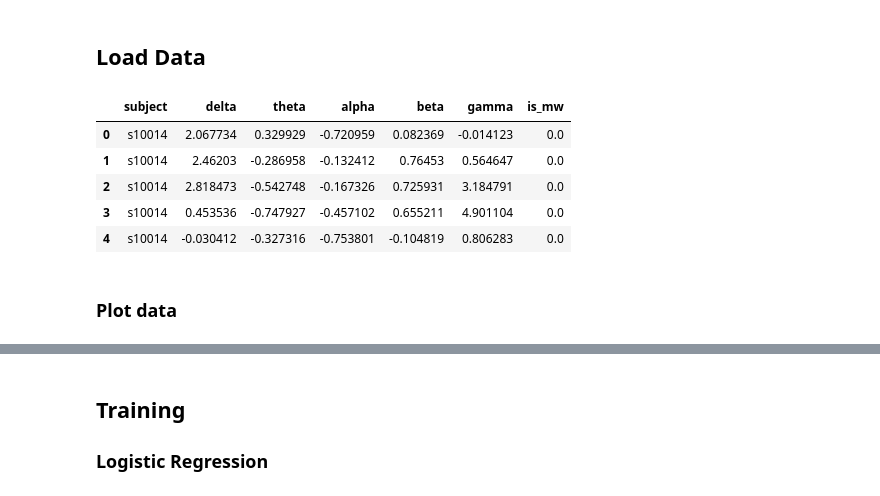
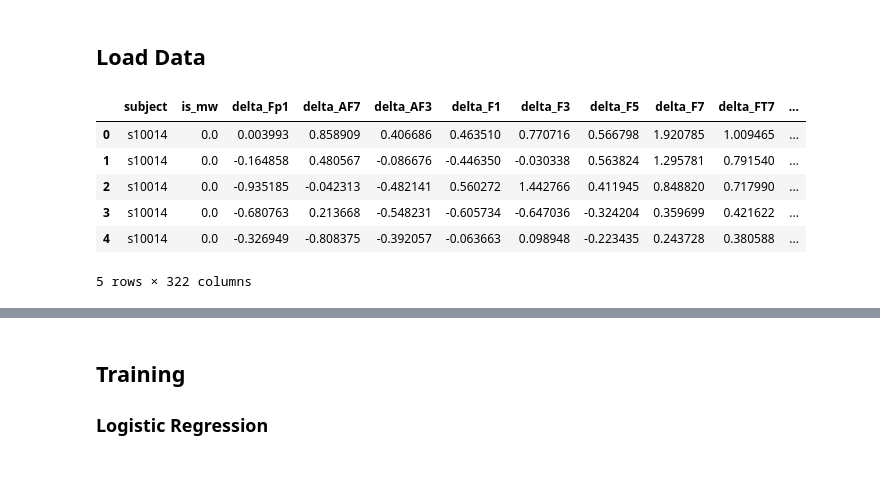
Before and after one commit to SinglePaper/BCI-Mind-Wandering, a Jupyter notebook: 2. Model training.ipynb, the cells around one changed output, grey strips where cells are left out. Cells and saved outputs as stored; diff of their text form; code cells hidden in the pictures.

Commit message:
Changed data format
Now it is frequency bands per EEG channel instead of frequency bands averaged over all channels

```diff
--- a/2. Model training.ipynb
+++ b/2. Model training.ipynb
@@ -26,21 +41,20 @@ random_seed = 2026
 ## Load Data
 # %%
 # Load data
-path = "data/preprocessed/data_2000.pkl"
+path = "data/preprocessed/data_channels_2000ms.pkl"
 data = pd.read_pickle(path).reset_index(drop=True)
 display(data.head())
 
 # Split data
 groups = data["subject"]
-X = data[["delta", "theta", "alpha", "beta", "gamma"]].astype(float)
+X = data[[*data.columns][2:]].astype(float)
 y = data["is_mw"].astype(int)
 cv = StratifiedGroupKFold(n_splits=5, shuffle=True, random_state=random_seed)
 # %% [output]
-|  | subject | delta | theta | alpha | beta | gamma | is_mw |
-| 0 | s10014 | 2.067734 | 0.329929 | -0.720959 | 0.082369 | -0.014123 | 0.0 |
-| 1 | s10014 | 2.46203 | -0.286958 | -0.132412 | 0.76453 | 0.564647 | 0.0 |
-| 2 | s10014 | 2.818473 | -0.542748 | -0.167326 | 0.725931 | 3.184791 | 0.0 |
-| 3 | s10014 | 0.453536 | -0.747927 | -0.457102 | 0.655211 | 4.901104 | 0.0 |
-| 4 | s10014 | -0.030412 | -0.327316 | -0.753801 | -0.104819 | 0.806283 | 0.0 |
+|  | subject | is_mw | delta_Fp1 | delta_AF7 | delta_AF3 | delta_F1 | delta_F3 | delta_F5 | delta_F7 | delta_FT7 | ... |
+| 0 | s10014 | 0.0 | 0.003993 | 0.858909 | 0.406686 | 0.463510 | 0.770716 | 0.566798 | 1.920785 | 1.009465 | ... |
+| 1 | s10014 | 0.0 | -0.164858 | 0.480567 | -0.086676 | -0.446350 | -0.030338 | 0.563824 | 1.295781 | 0.791540 | ... |
+| 2 | s10014 | 0.0 | -0.935185 | -0.042313 | -0.482141 | 0.560272 | 1.442766 | 0.411945 | 0.848820 | 0.717990 | ... |
+| 3 | s10014 | 0.0 | -0.680763 | 0.213668 | -0.548231 | -0.605734 | -0.647036 | -0.324204 | 0.359699 | 0.421622 | ... |
+| 4 | s10014 | 0.0 | -0.326949 | -0.808375 | -0.392057 | -0.063663 | 0.098948 | -0.223435 | 0.243728 | 0.380588 | ... |
+5 rows × 322 columns
-# %% [markdown]
-### Plot data
```
Also changed, not shown: parts of 6 cells of this notebook, 1 other file.
